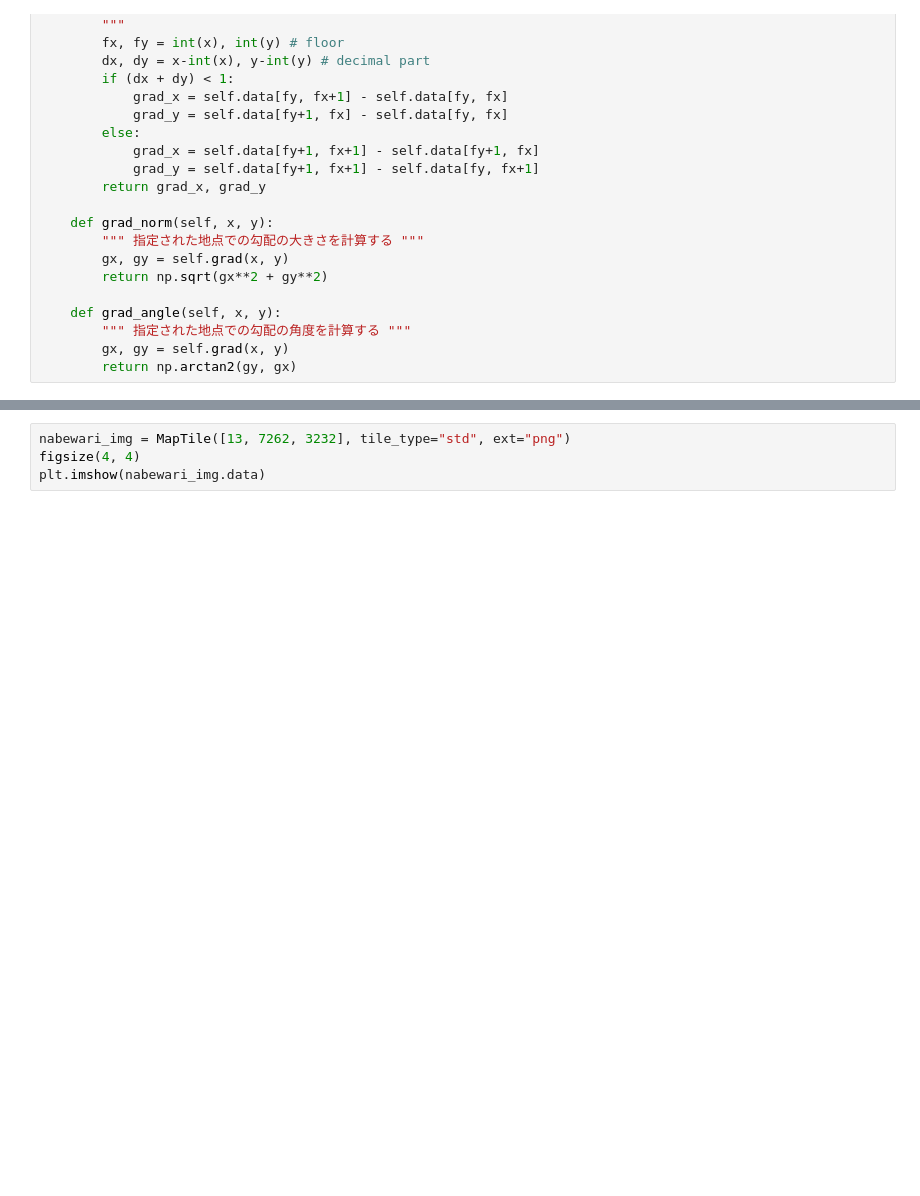
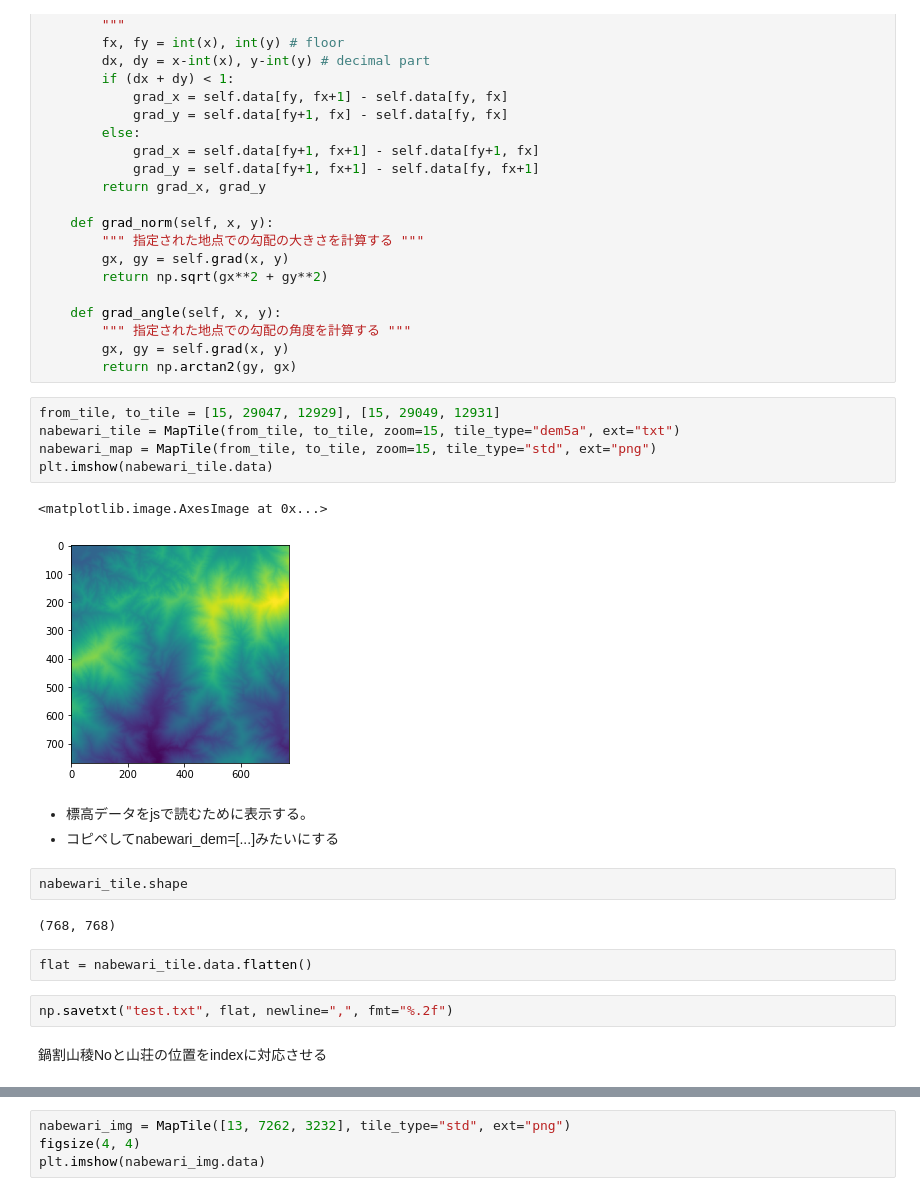
Before and after one commit to sw1227/nabewari_visualization, a Jupyter notebook: gpx.ipynb, the cells around one changed output, grey strips where cells are left out. Drawn from its saved outputs; the diff is of its cells as text; blank space fills up the shorter version.

Commit message:
add heatmap

```diff
--- a/gpx.ipynb
+++ b/gpx.ipynb
@@ -150,3 +150,24 @@ class MapTile():
         """ 指定された地点での勾配の角度を計算する """
         gx, gy = self.grad(x, y)
         return np.arctan2(gy, gx)
+# %%
+from_tile, to_tile = [15, 29047, 12929], [15, 29049, 12931]
+nabewari_tile = MapTile(from_tile, to_tile, zoom=15, tile_type="dem5a", ext="txt")
+nabewari_map = MapTile(from_tile, to_tile, zoom=15, tile_type="std", ext="png")
+plt.imshow(nabewari_tile.data)
+# %% [output]
+<matplotlib.image.AxesImage at 0x...>
+[figure, added]
+# %% [markdown]
+- 標高データをjsで読むために表示する。
+- コピペしてnabewari_dem=[...]みたいにする
+# %%
+nabewari_tile.shape
+# %% [output]
+(768, 768)
+# %%
+flat = nabewari_tile.data.flatten()
+# %%
+np.savetxt("test.txt", flat, newline=",", fmt="%.2f")
+# %% [markdown]
+鍋割山稜Noと山荘の位置をindexに対応させる
```
Also changed, not shown: parts of 7 cells of this notebook, 7 other files.
